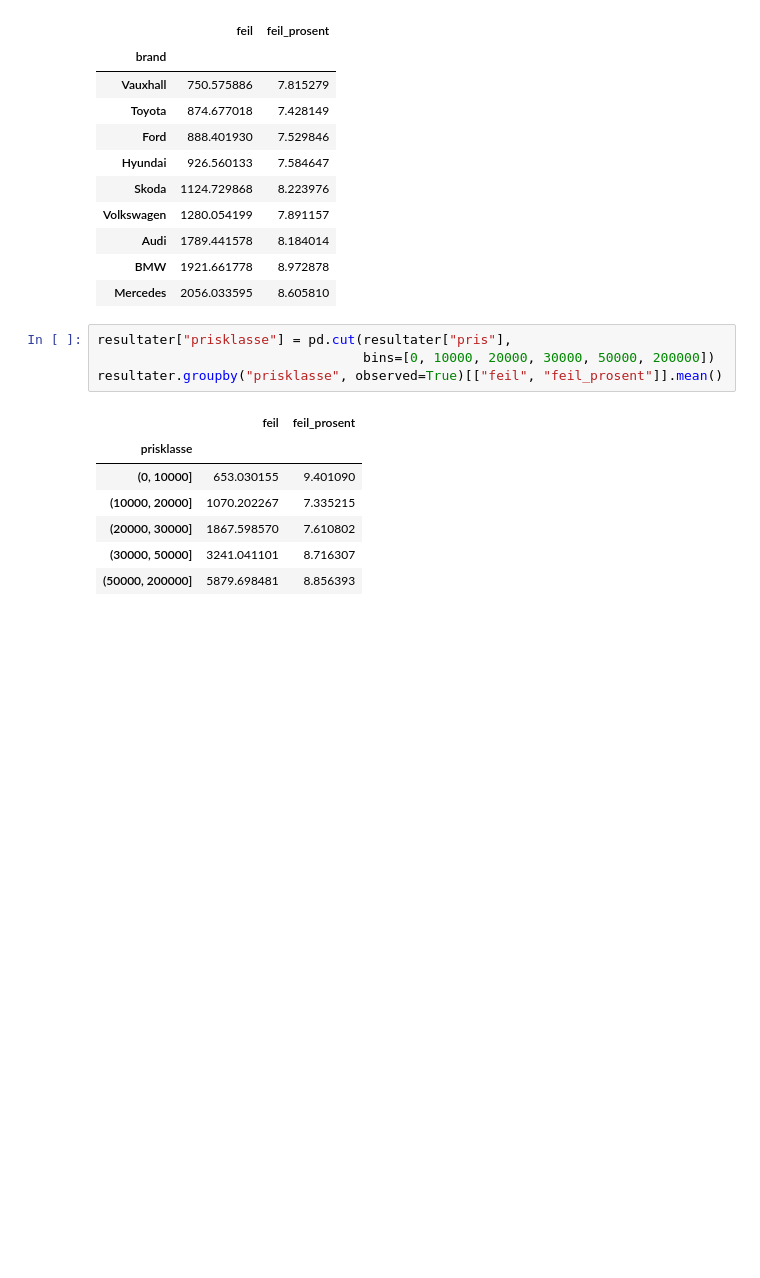
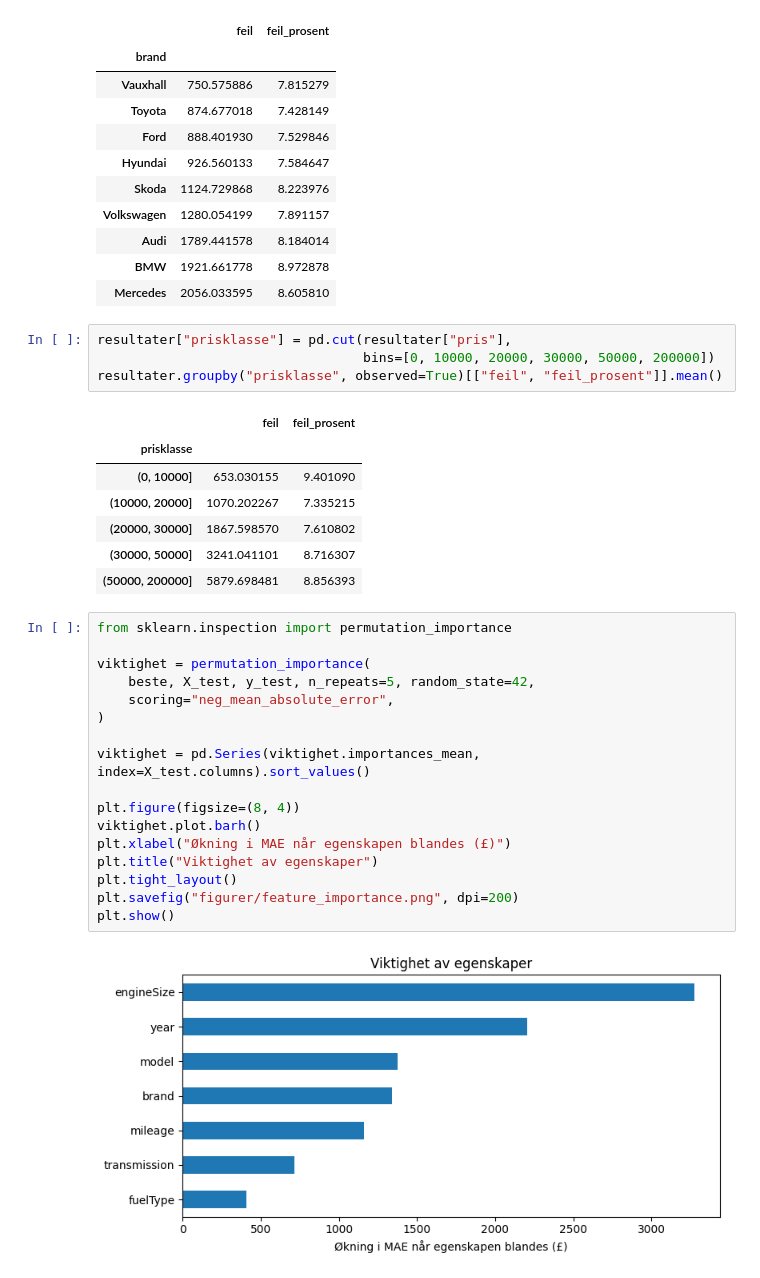
Before and after one commit to 678281/bruktbilpris-estimator, a Jupyter notebook: analyse.ipynb, the cells around one changed output. Drawn from its saved outputs; the diff is of its cells as text; blank space fills up the shorter version.

```diff
--- a/analyse.ipynb
+++ b/analyse.ipynb
@@ -406,3 +406,22 @@ resultater.groupby("prisklasse", observed=True)[["feil", "feil_prosent"]].mean()
 | (20000, 30000] | 1867.598570 | 7.610802 |
 | (30000, 50000] | 3241.041101 | 8.716307 |
 | (50000, 200000] | 5879.698481 | 8.856393 |
+# %%
+from sklearn.inspection import permutation_importance
+
+viktighet = permutation_importance(
+    beste, X_test, y_test, n_repeats=5, random_state=42,
+    scoring="neg_mean_absolute_error",
+)
+
+viktighet = pd.Series(viktighet.importances_mean, index=X_test.columns).sort_values()
+
+plt.figure(figsize=(8, 4))
+viktighet.plot.barh()
+plt.xlabel("Økning i MAE når egenskapen blandes (£)")
+plt.title("Viktighet av egenskaper")
+plt.tight_layout()
+plt.savefig("figurer/feature_importance.png", dpi=200)
+plt.show()
+# %% [output]
+[figure, added]
```
Also changed, not shown: parts of 2 cells of this notebook, 1 other file.
